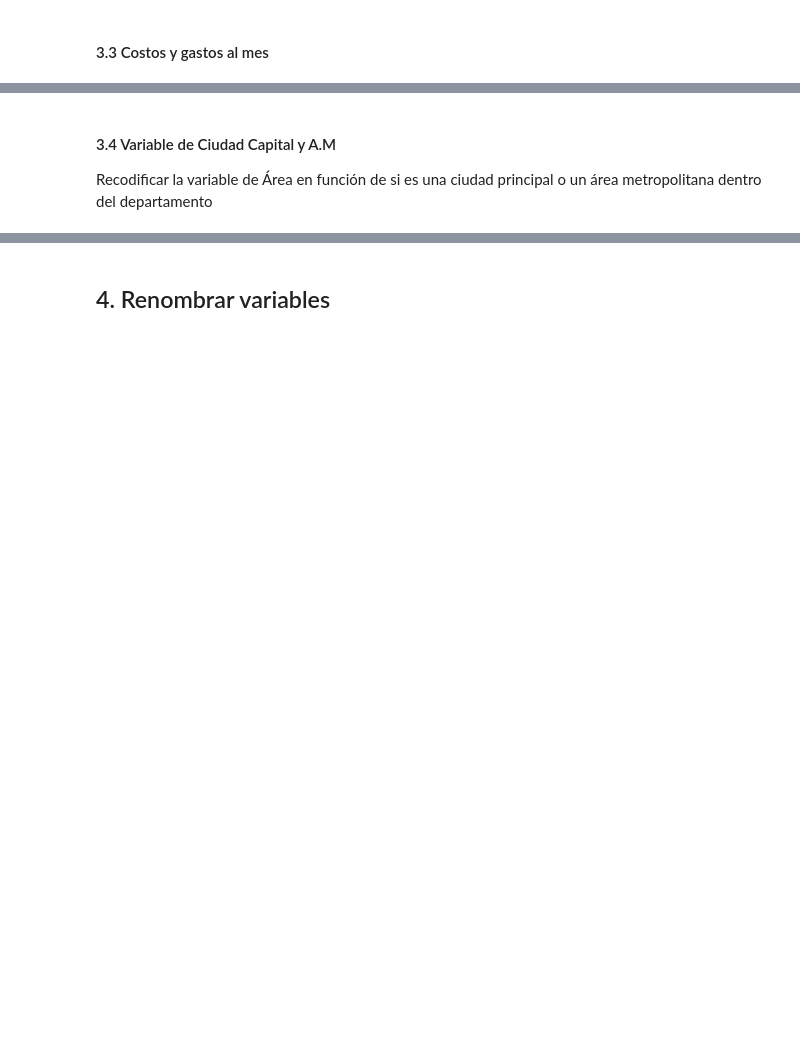
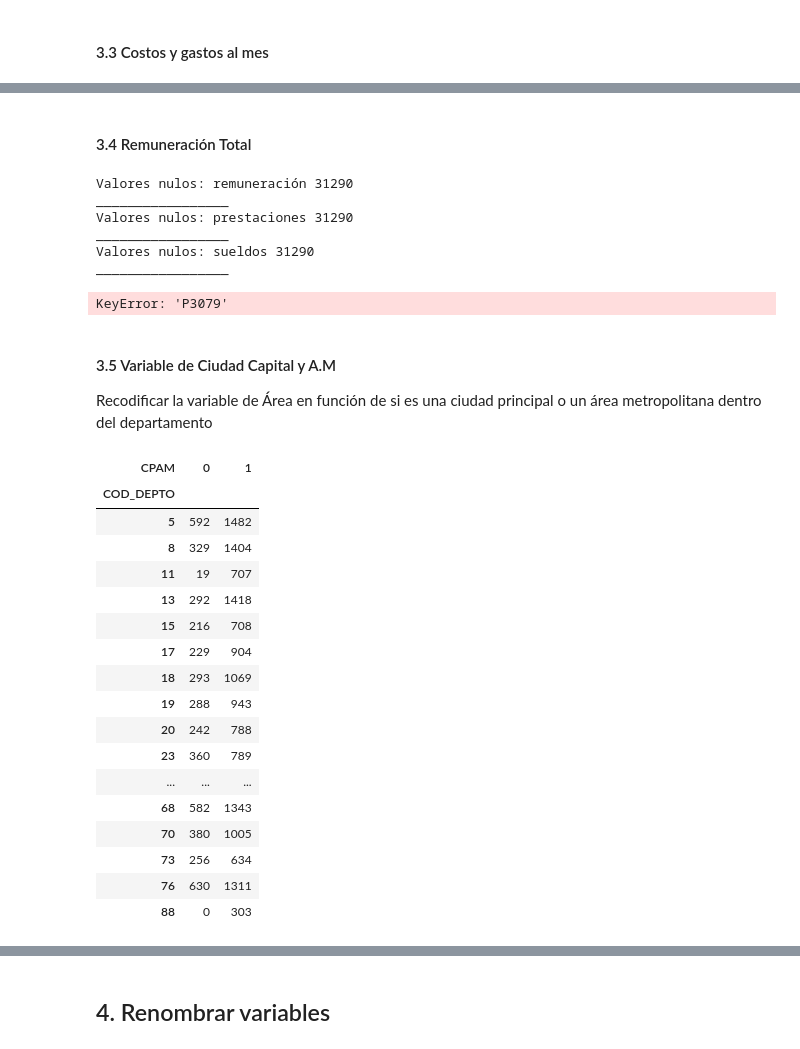
Before and after one commit to caravilaga/Repositorio_DANE, a Jupyter notebook: Descripcion emicron/EMICRON_22_23_STD.ipynb, the cells around one changed output, grey strips where cells are left out. Saved outputs shown, nothing was run; the diff lists cells and outputs as text; code cells hidden in the pictures; blank space fills up the shorter version.

```diff
--- a/Descripcion emicron/EMICRON_22_23_STD.ipynb
+++ b/Descripcion emicron/EMICRON_22_23_STD.ipynb
@@ -636,8 +677,25 @@ dtype: int64
 # %%
 # Agregación de la variable
 emicron_23['CYG'] = emicron_23[['COSTOS_MES_ANTERIOR','GASTOS_MES']].sum(axis=1)
+# %% [markdown]
+#### 3.4 Remuneración Total
+# %%
+print("Valores nulos: remuneración",emicron_23['REMUNERACION_TOTAL'].isna().sum(),"\n_________________")
+print("Valores nulos: prestaciones",emicron_23['PRESTACIONES'].isna().sum(),"\n_________________")
+print("Valores nulos: sueldos",emicron_23['SUELDOS'].isna().sum(),"\n_________________")
+# %% [output]
+Valores nulos: remuneración 31290
+_________________
+Valores nulos: prestaciones 31290
+_________________
+Valores nulos: sueldos 31290
+_________________
+# %%
+emicron_23['P3079']
+# %% [output]
+KeyError: 'P3079'
 # %% [markdown]
-#### 3.4 Variable de Ciudad Capital y A.M
+#### 3.5 Variable de Ciudad Capital y A.M
 Recodificar la variable de Área en función de si es una ciudad principal o un área metropolitana dentro del departamento
 # %%
 def rule_city(i):
@@ -648,6 +706,27 @@ def rule_city(i):
     return i
 
 emicron_23['CPAM'] = list(map(rule_city,emicron_23['area']))
+# %%
+pd.crosstab(emicron_23['COD_DEPTO'],emicron_23['CPAM'])
+# %% [output]
+| CPAM | 0 | 1 |
+| COD_DEPTO |  |  |
+| 5 | 592 | 1482 |
+| 8 | 329 | 1404 |
+| 11 | 19 | 707 |
+| 13 | 292 | 1418 |
+| 15 | 216 | 708 |
+| 17 | 229 | 904 |
+| 18 | 293 | 1069 |
+| 19 | 288 | 943 |
+| 20 | 242 | 788 |
+| 23 | 360 | 789 |
+| ... | ... | ... |
+| 68 | 582 | 1343 |
+| 70 | 380 | 1005 |
+| 73 | 256 | 634 |
+| 76 | 630 | 1311 |
+| 88 | 0 | 303 |
 # %%
 pd.crosstab(emicron_23['COD_DEPTO'],emicron_23['area'].isna())
 # %% [output]
```
Also changed, not shown: parts of 31 cells of this notebook, 1 other file.
